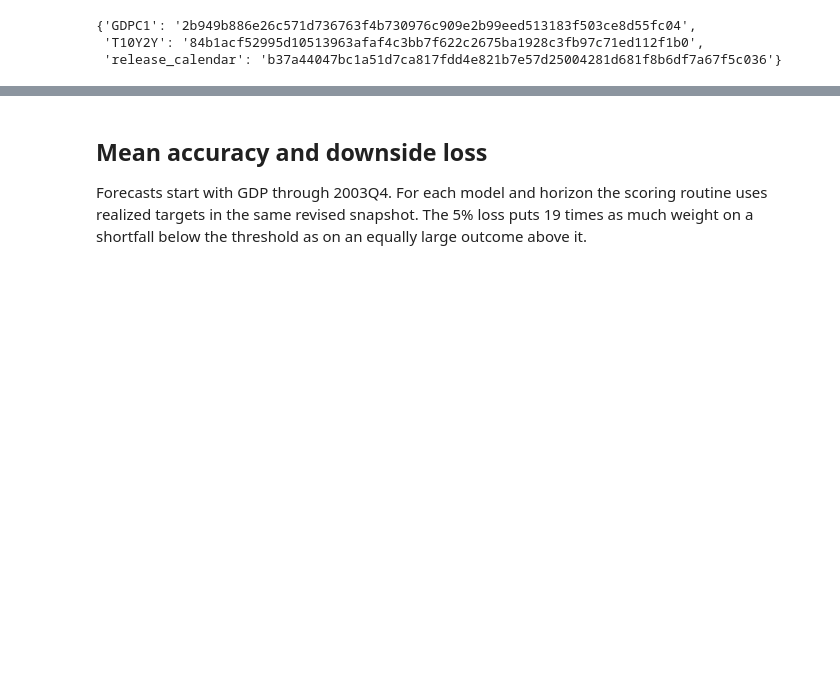
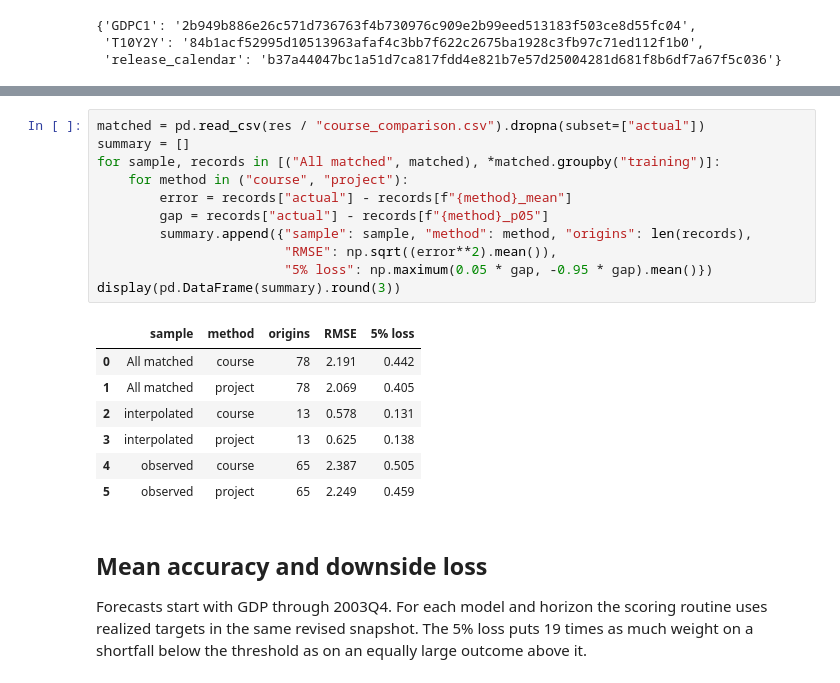
Before and after one commit to jsjaramillod/Time-Series, a Jupyter notebook: project5/notebooks/project05_analysis.ipynb, the cells around one changed output, grey strips where cells are left out. Drawn from its saved outputs; the diff is of its cells as text; blank space fills up the shorter version.

Commit message:
Trace five doctoral results through replication and matched evaluation

```diff
--- a/project5/notebooks/project05_analysis.ipynb
+++ b/project5/notebooks/project05_analysis.ipynb
@@ -28,3 +34,22 @@ display(json.loads((res/'run.json').read_text())['inputs'])
+# %%
+matched = pd.read_csv(res / "course_comparison.csv").dropna(subset=["actual"])
+summary = []
+for sample, records in [("All matched", matched), *matched.groupby("training")]:
+    for method in ("course", "project"):
+        error = records["actual"] - records[f"{method}_mean"]
+        gap = records["actual"] - records[f"{method}_p05"]
+        summary.append({"sample": sample, "method": method, "origins": len(records),
+                        "RMSE": np.sqrt((error**2).mean()),
+                        "5% loss": np.maximum(0.05 * gap, -0.95 * gap).mean()})
+display(pd.DataFrame(summary).round(3))
+# %% [output]
+|  | sample | method | origins | RMSE | 5% loss |
+| 0 | All matched | course | 78 | 2.191 | 0.442 |
+| 1 | All matched | project | 78 | 2.069 | 0.405 |
+| 2 | interpolated | course | 13 | 0.578 | 0.131 |
+| 3 | interpolated | project | 13 | 0.625 | 0.138 |
+| 4 | observed | course | 65 | 2.387 | 0.505 |
+| 5 | observed | project | 65 | 2.249 | 0.459 |
 # %% [markdown]
 ## Mean accuracy and downside loss
 
```
Also changed, not shown: parts of 2 cells of this notebook, 41 other files.
